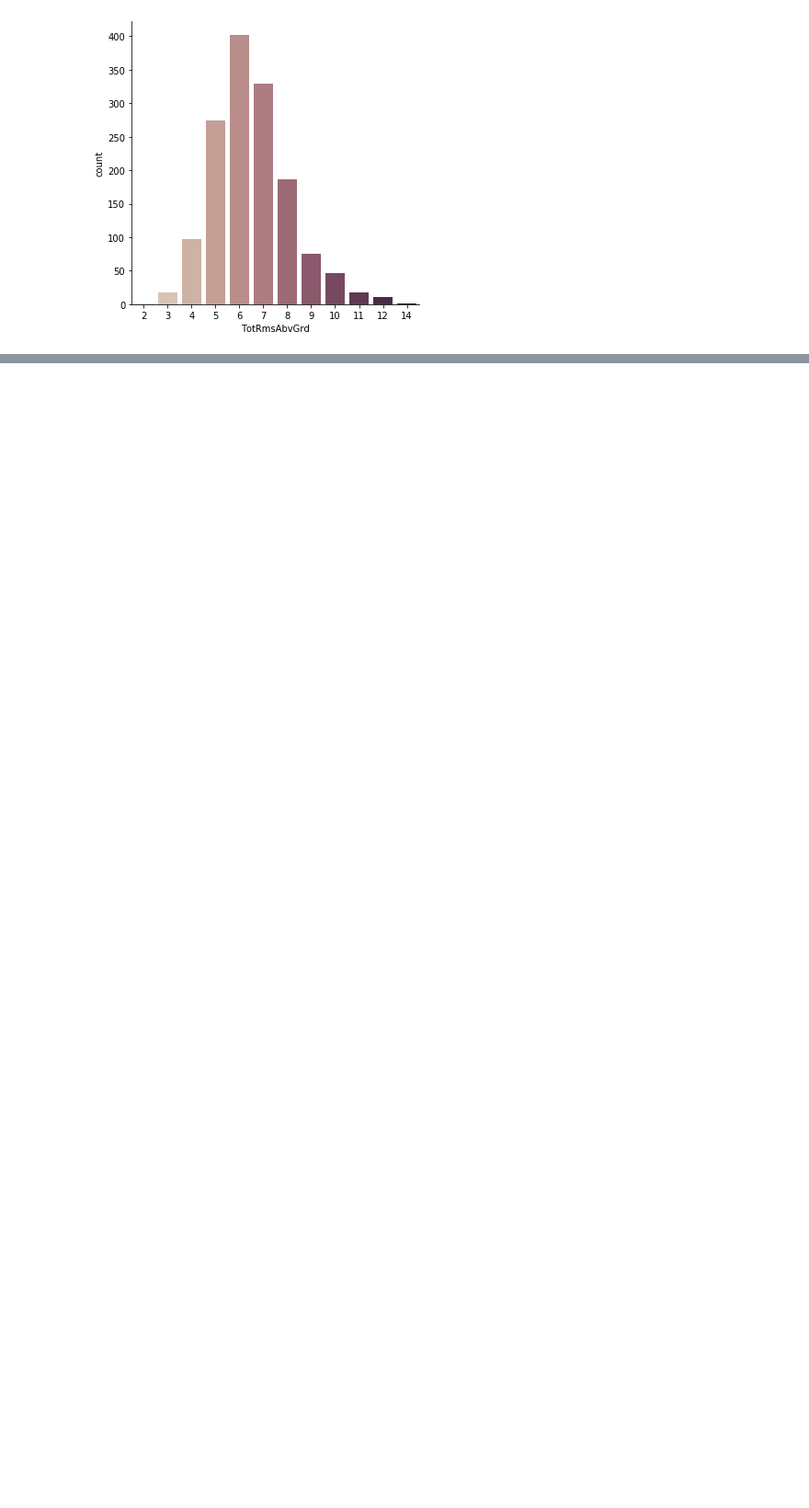
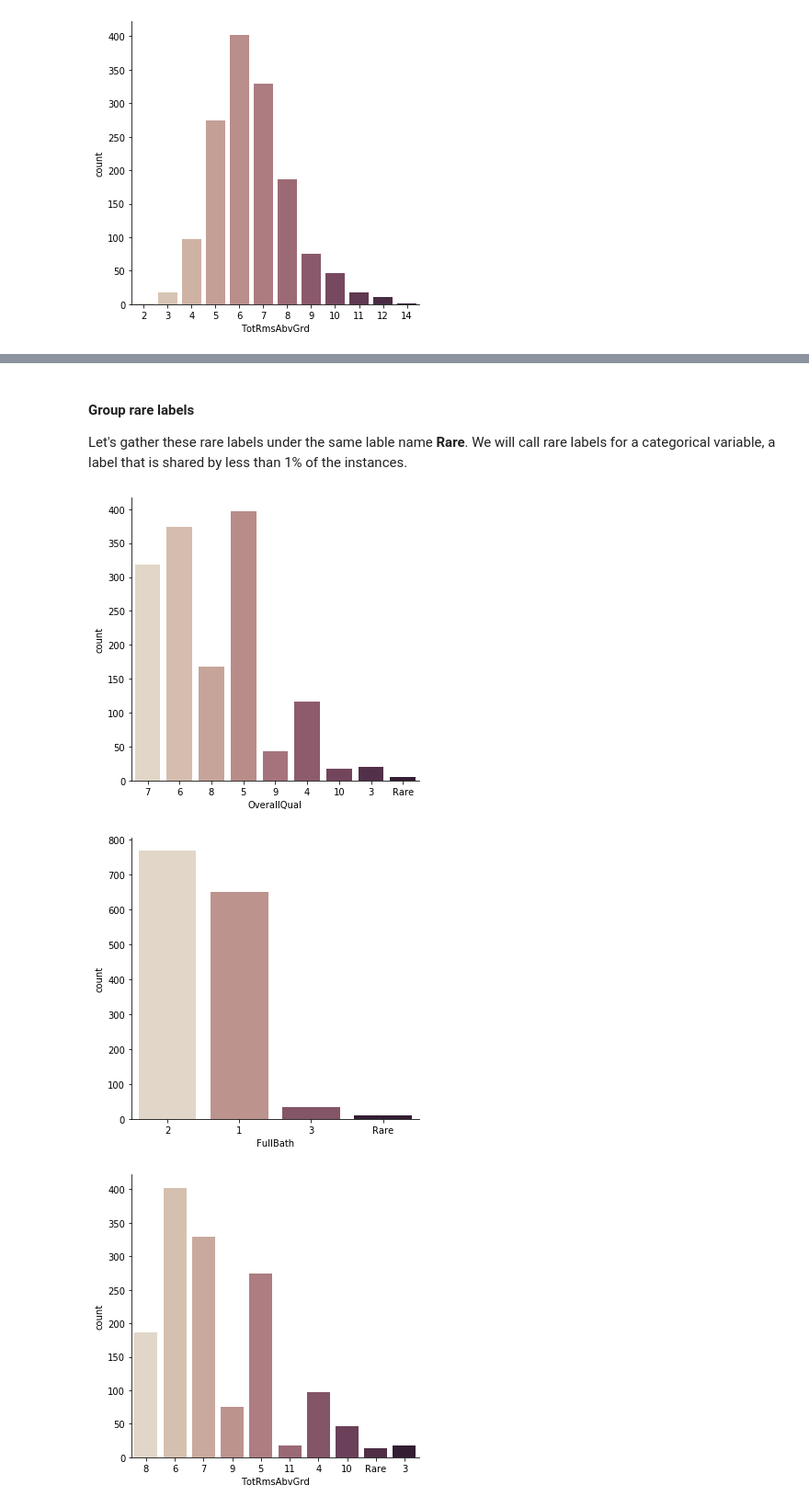
Before and after one commit to lohiermichael/house-prices-prediction, a Jupyter notebook: notebooks/2.with_main_variables.ipynb, the cells around one changed output, grey strips where cells are left out. Shown at 92% size. Cells and saved outputs as stored; diff of their text form; code cells hidden in the pictures; blank space fills up the shorter version.

```diff
--- a/notebooks/2.with_main_variables.ipynb
+++ b/notebooks/2.with_main_variables.ipynb
@@ -229,7 +221,7 @@ categorical_variables = ['OverallQual', 'FullBath', 'TotRmsAbvGrd']
 data_categorical = data[categorical_variables]
 # %%
 for var in categorical_variables:
-    sns.catplot(data=data,
+    sns.catplot(data=data_categorical,
             x=var,
             kind="count",
             palette="ch:.25")
@@ -239,0 +238,25 @@ for var in categorical_variables:
+# %% [markdown]
+#### Group rare labels
+
+Let's gather these rare labels under the same lable name **Rare**.
+We will call rare labels for a categorical variable, a label that is shared by less than 1% of the instances.
+# %%
+for var in categorical_variables:
+    # Percentage occurency
+    per_occ = data_categorical[var].value_counts()/len(data_categorical)
+    # Find rare labels
+    rare_labels = per_occ[per_occ<0.01].index.tolist()
+    # Transform the dataframe
+    data_categorical[var] = np.where(data_categorical[var].isin(rare_labels),
+                                    'Rare',
+                                    data_categorical[var])
+# %%
+for var in categorical_variables:
+    sns.catplot(data=data_categorical,
+            x=var,
+            kind="count",
+            palette="ch:.25")
+# %% [output]
+[figure, added]
+[figure, added]
+[figure, added]
```
Also changed, not shown: parts of 7 cells of this notebook, 1 other file.
